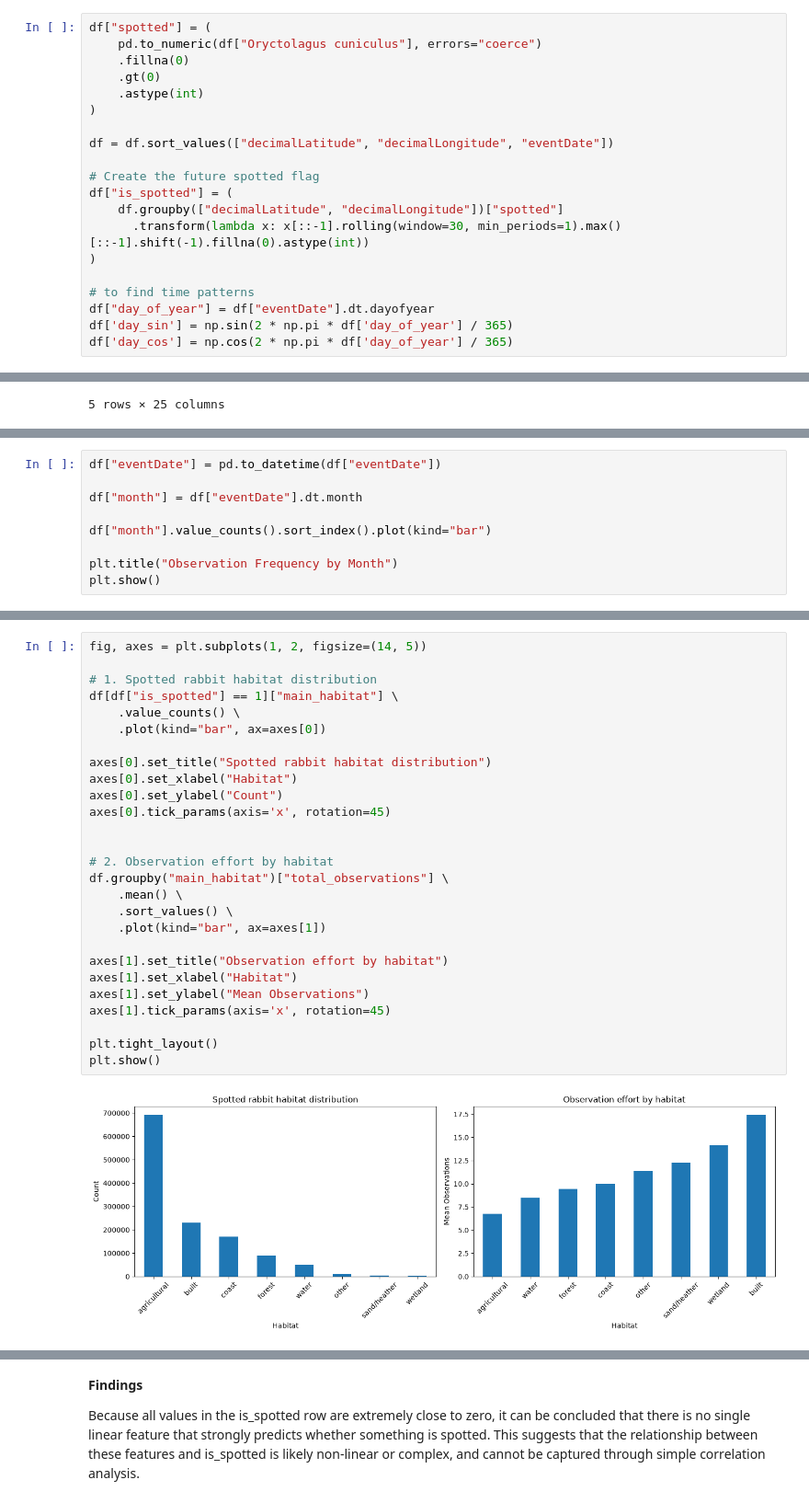
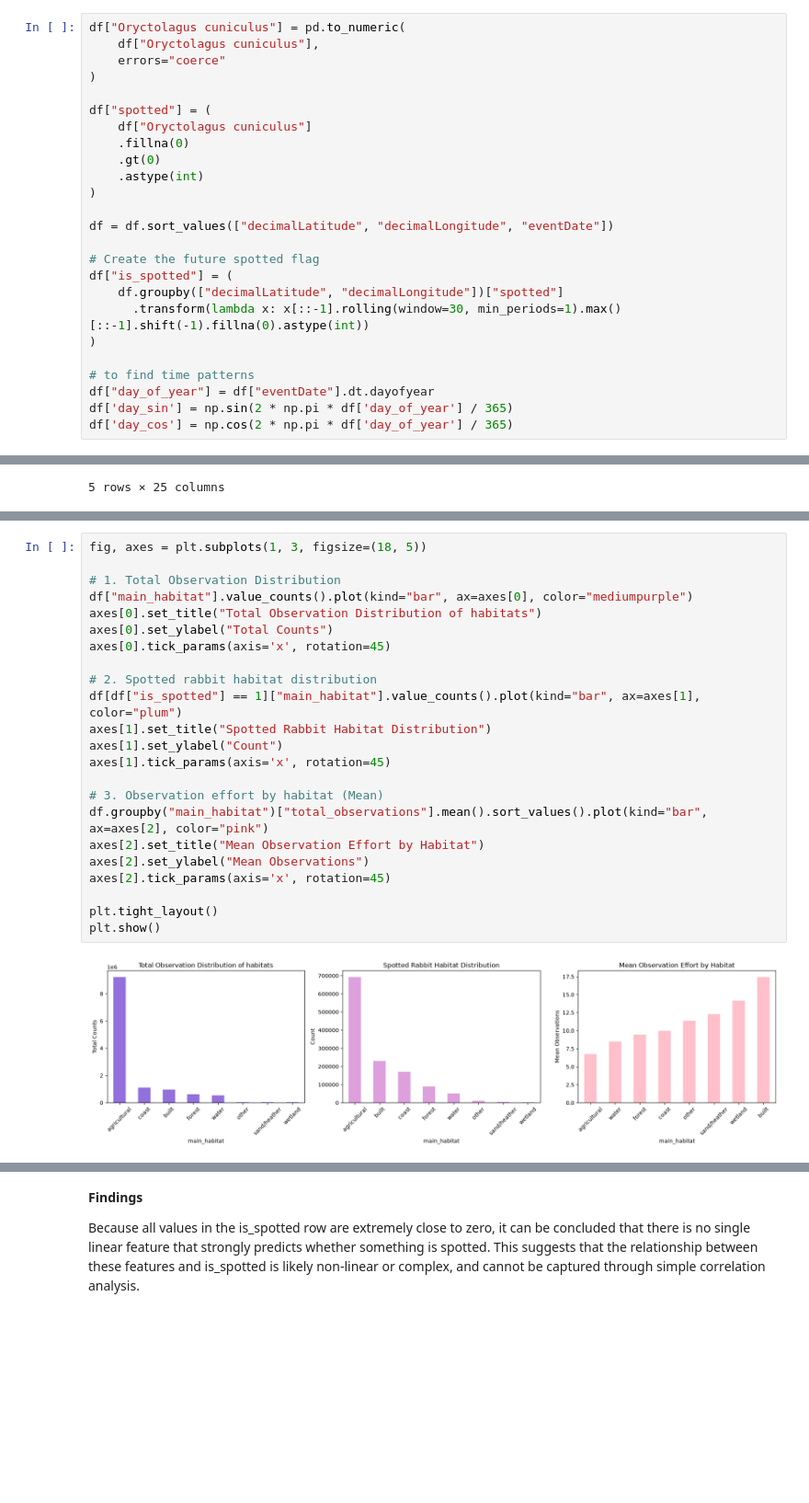
Before and after one commit to Sannebeast/Rabbitions, a Jupyter notebook: notebooks/project.ipynb, the cells around one changed output, grey strips where cells are left out. Shown at 92% size. Cells and saved outputs as stored; diff of their text form; blank space fills up the shorter version.

```diff
--- a/notebooks/project.ipynb
+++ b/notebooks/project.ipynb
@@ -138,8 +138,13 @@ Columns after station merge: ['nearest_station', 'station_name']
 
 Because of in the CRISP-DM cycle we went back and forth between data understanding and data preparation and therefore need need the data preparation part feature enigerening before data understanding we are placing it here
 # %%
+df["Oryctolagus cuniculus"] = pd.to_numeric(
+    df["Oryctolagus cuniculus"],
+    errors="coerce"
+)
+
 df["spotted"] = (
-    pd.to_numeric(df["Oryctolagus cuniculus"], errors="coerce")
+    df["Oryctolagus cuniculus"]
     .fillna(0)
     .gt(0)
     .astype(int)
@@ -430,9 +288,0 @@ Overall: Coastal location, lower agricultural land cover, higher built-up area c
-# %%
-df["eventDate"] = pd.to_datetime(df["eventDate"])
-
-df["month"] = df["eventDate"].dt.month
-
-df["month"].value_counts().sort_index().plot(kind="bar")
-
-plt.title("Observation Frequency by Month")
-plt.show()
@@ -448,29 +291,25 @@ Yet as you can see from the graph our data there is barely any monthly data chan
 # %%
-fig, axes = plt.subplots(1, 2, figsize=(14, 5))
+fig, axes = plt.subplots(1, 3, figsize=(18, 5))
 
-# 1. Spotted rabbit habitat distribution
-df[df["is_spotted"] == 1]["main_habitat"] \
-    .value_counts() \
-    .plot(kind="bar", ax=axes[0])
-
-axes[0].set_title("Spotted rabbit habitat distribution")
-axes[0].set_xlabel("Habitat")
-axes[0].set_ylabel("Count")
+# 1. Total Observation Distribution
+df["main_habitat"].value_counts().plot(kind="bar", ax=axes[0], color="mediumpurple")
+axes[0].set_title("Total Observation Distribution of habitats")
+axes[0].set_ylabel("Total Counts")
 axes[0].tick_params(axis='x', rotation=45)
 
+# 2. Spotted rabbit habitat distribution
+df[df["is_spotted"] == 1]["main_habitat"].value_counts().plot(kind="bar", ax=axes[1], color="plum")
+axes[1].set_title("Spotted Rabbit Habitat Distribution")
+axes[1].set_ylabel("Count")
+axes[1].tick_params(axis='x', rotation=45)
 
-# 2. Observation effort by habitat
-df.groupby("main_habitat")["total_observations"] \
-    .mean() \
-    .sort_values() \
-    .plot(kind="bar", ax=axes[1])
-
-axes[1].set_title("Observation effort by habitat")
-axes[1].set_xlabel("Habitat")
-axes[1].set_ylabel("Mean Observations")
-axes[1].tick_params(axis='x', rotation=45)
+# 3. Observation effort by habitat (Mean)
+df.groupby("main_habitat")["total_observations"].mean().sort_values().plot(kind="bar", ax=axes[2], color="pink")
+axes[2].set_title("Mean Observation Effort by Habitat")
+axes[2].set_ylabel("Mean Observations")
+axes[2].tick_params(axis='x', rotation=45)
 
 plt.tight_layout()
 plt.show()
 # %% [output]
-[figure, old version]
+[figure, new version]
```
Also changed, not shown: parts of 33 cells of this notebook.
